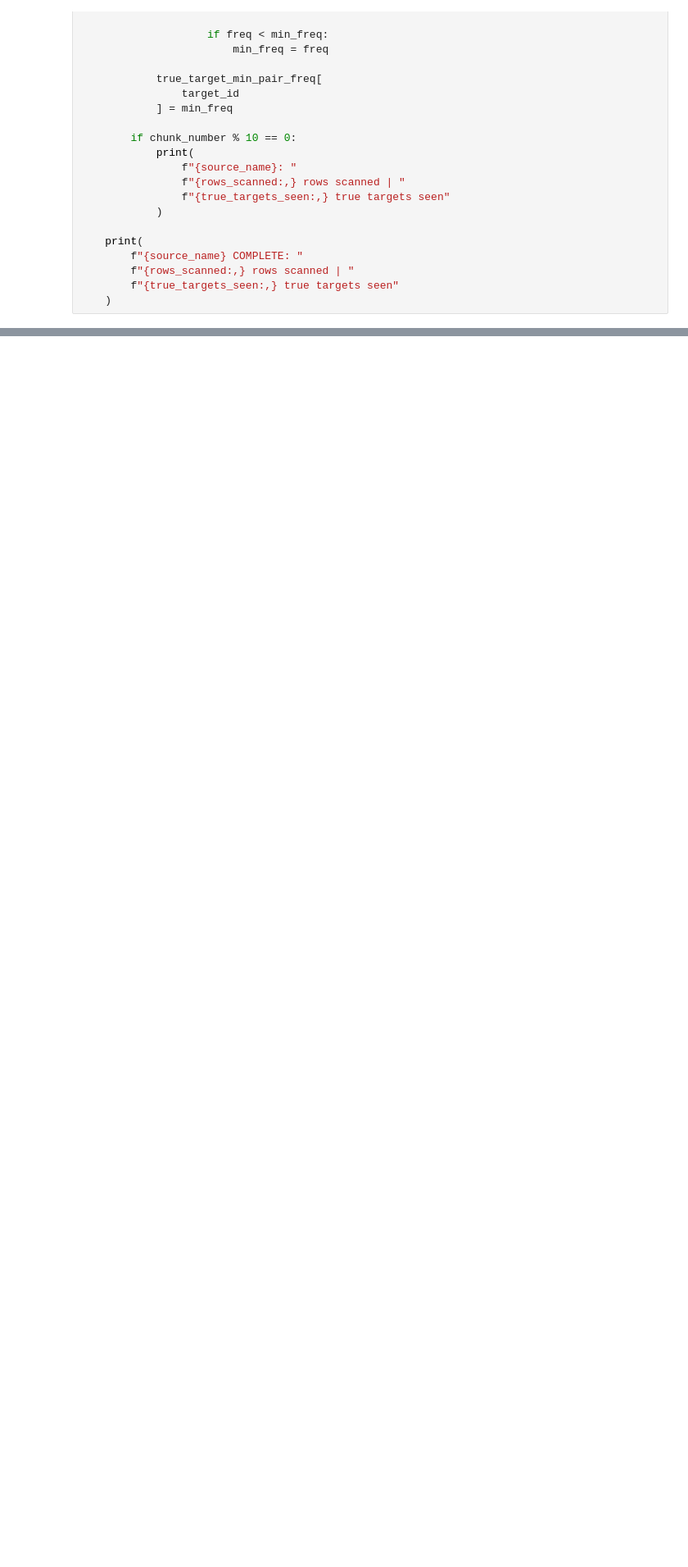
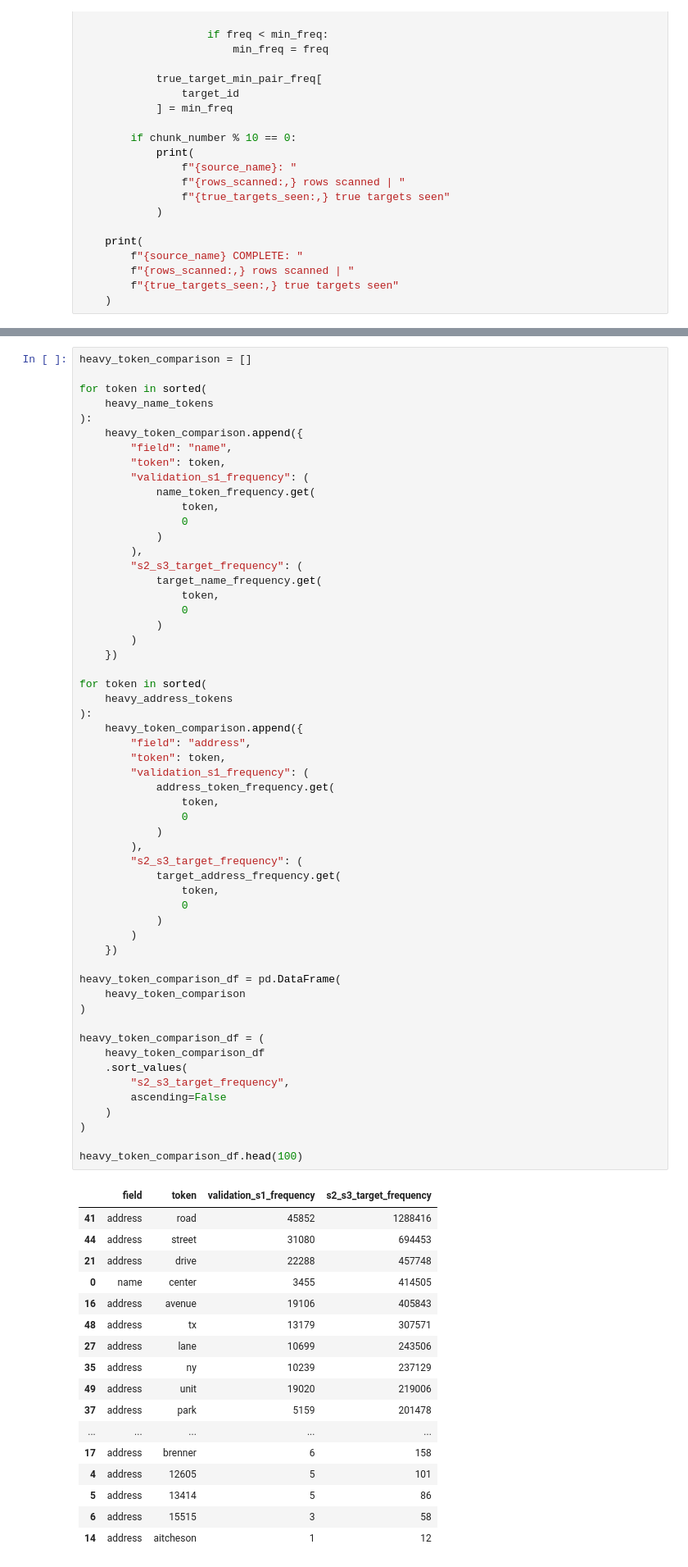
Before and after one commit to Bhavikesh/ml_challenge, a Jupyter notebook: notebooks/07_token_pair_blocking.ipynb, the cells around one changed output, grey strips where cells are left out. Shown at 82% size. Cells and saved outputs as stored; diff of their text form; blank space fills up the shorter version.

```diff
--- a/notebooks/07_token_pair_blocking.ipynb
+++ b/notebooks/07_token_pair_blocking.ipynb
@@ -2814,3 +3030,77 @@ target_candidate_volume_summary
+# %%
+heavy_token_comparison = []
+
+for token in sorted(
+    heavy_name_tokens
+):
+    heavy_token_comparison.append({
+        "field": "name",
+        "token": token,
+        "validation_s1_frequency": (
+            name_token_frequency.get(
+                token,
+                0
+            )
+        ),
+        "s2_s3_target_frequency": (
+            target_name_frequency.get(
+                token,
+                0
+            )
+        )
+    })
+
+for token in sorted(
+    heavy_address_tokens
+):
+    heavy_token_comparison.append({
+        "field": "address",
+        "token": token,
+        "validation_s1_frequency": (
+            address_token_frequency.get(
+                token,
+                0
+            )
+        ),
+        "s2_s3_target_frequency": (
+            target_address_frequency.get(
+                token,
+                0
+            )
+        )
+    })
+
+heavy_token_comparison_df = pd.DataFrame(
+    heavy_token_comparison
+)
+
+heavy_token_comparison_df = (
+    heavy_token_comparison_df
+    .sort_values(
+        "s2_s3_target_frequency",
+        ascending=False
+    )
+)
+
+heavy_token_comparison_df.head(100)
+# %% [output]
+|  | field | token | validation_s1_frequency | s2_s3_target_frequency |
+| 41 | address | road | 45852 | 1288416 |
+| 44 | address | street | 31080 | 694453 |
+| 21 | address | drive | 22288 | 457748 |
+| 0 | name | center | 3455 | 414505 |
+| 16 | address | avenue | 19106 | 405843 |
+| 48 | address | tx | 13179 | 307571 |
+| 27 | address | lane | 10699 | 243506 |
+| 35 | address | ny | 10239 | 237129 |
+| 49 | address | unit | 19020 | 219006 |
+| 37 | address | park | 5159 | 201478 |
+| ... | ... | ... | ... | ... |
+| 17 | address | brenner | 6 | 158 |
+| 4 | address | 12605 | 5 | 101 |
+| 5 | address | 13414 | 5 | 86 |
+| 6 | address | 15515 | 3 | 58 |
+| 14 | address | aitcheson | 1 | 12 |
 # %%
 # Target-side true targets at threshold 500
 target_500_true_targets = {
```
Also changed, not shown: parts of 60 cells of this notebook, 25 other files.
